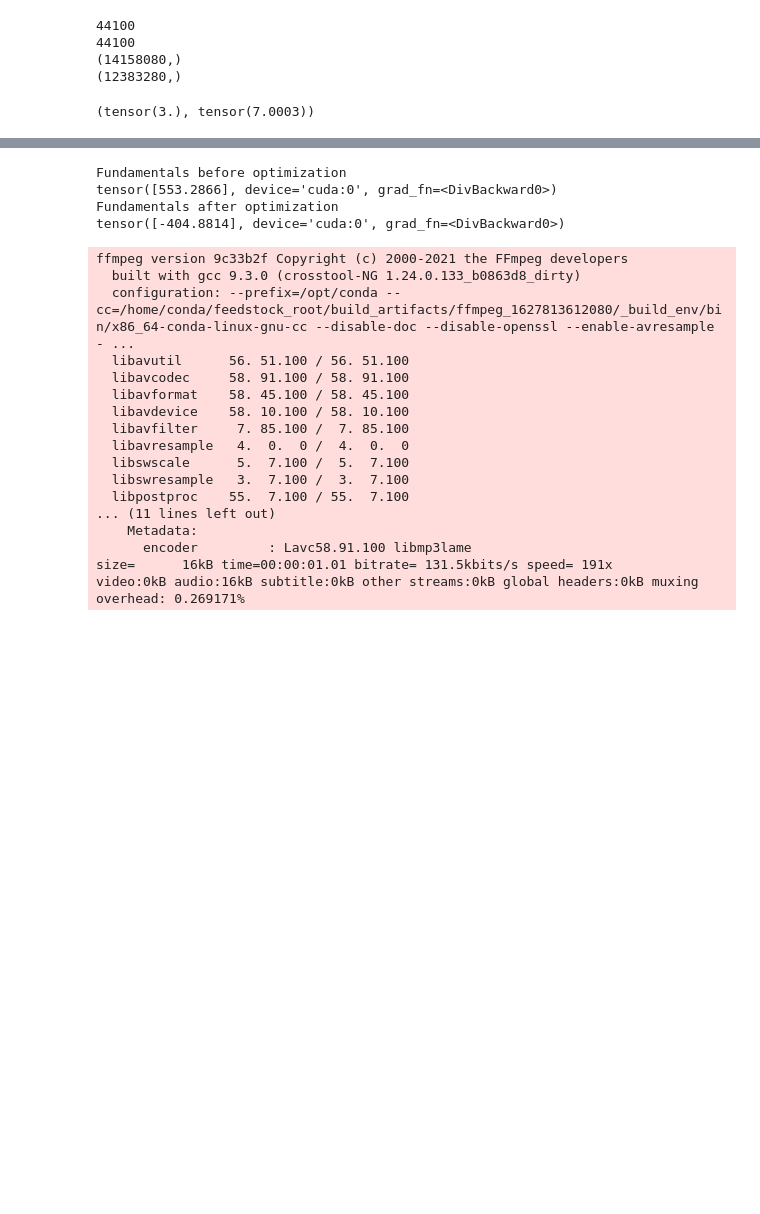
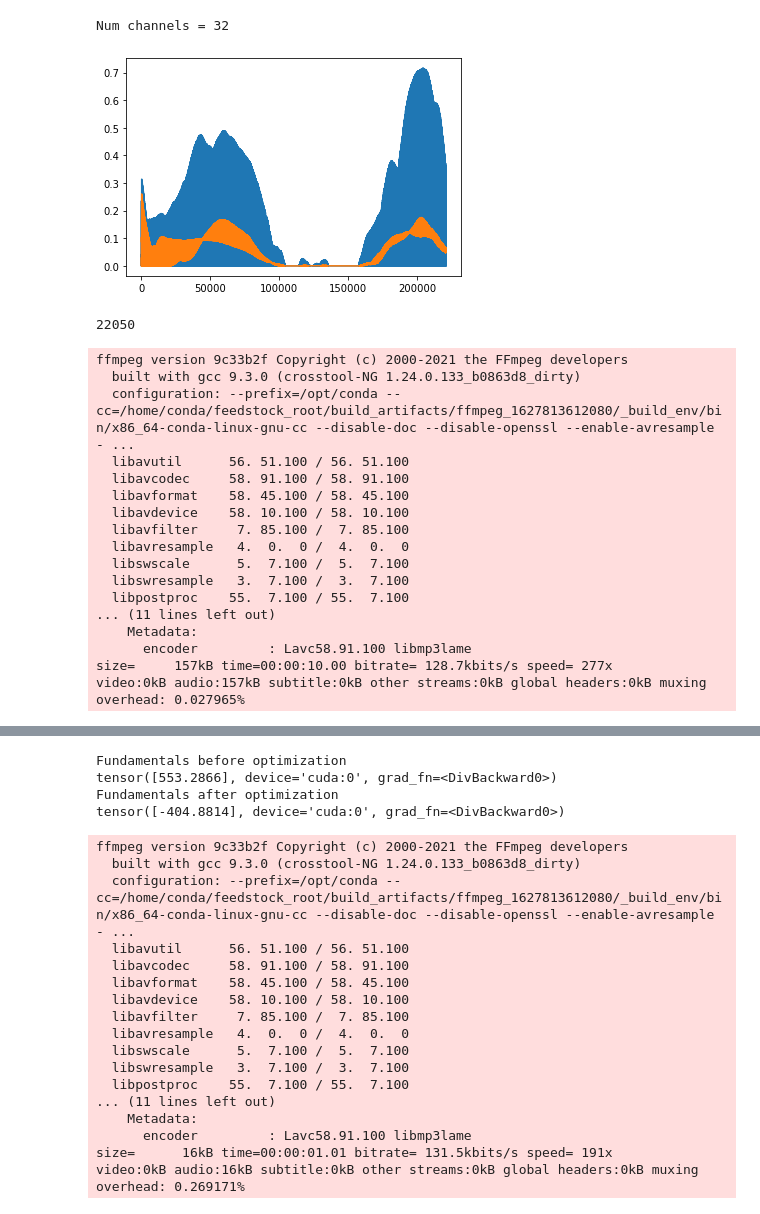
Before and after one commit to paola-md/music-project, a Jupyter notebook: audio_textures.ipynb, the cells around one changed output, grey strips where cells are left out. Cells and saved outputs as stored; diff of their text form; code cells hidden in the pictures; blank space fills up the shorter version.

Commit message:
Revert "adain in hidden layers"
This reverts commit 37b106c29897d13c1de65b0ed0e9a8100c254411.

```diff
--- a/audio_textures.ipynb
+++ b/audio_textures.ipynb
@@ -146,38 +76,13 @@ piano_wav = piano_wav[]
-# %%
-print(piano_sr)
-print(guitar_sr)
-print(piano_wav.shape)
-print(guitar_wav.shape)
-# %% [output]
-44100
-44100
-(14158080,)
-(12383280,)
-# %%
-
-
-x = torch.randn((1,3,64,64))*2+1
-mean = torch.ones((1,3,1,1))*3
-std = torch.ones((1,3,1,1))*7
-
-x_norm = normalize(x)
-x_ada = AdaIN(x, mean, std)
-x_ada.mean(), x_ada.std()
-x_ada_ = torch.nn.functional.batch_norm(x, None, None, training=True, weight=std, bias=mean)
-x_ada_.mean(), x_ada_.std()
-#x_norm_ = torch.nn.functional.batch_norm(x, None, None, training=True)
-#x_norm - x_norm_
-# %% [output]
-(tensor(3.), tensor(7.0003))
 # %%
 import scipy
 from lucent.optvis.render import hook_model
 from lucent.modelzoo.util import get_model_layers
 import matplotlib.pyplot as plt
 
+t = np.linspace(0, 10, sample_rate * 10)
 f_start = 100
-f_end = 21000
-num_seconds = 20
+f_end = 4000
+num_seconds = 10
 sample_rate = 44100
 freqs = np.linspace(f_start, f_end, num_seconds * sample_rate)
 
@@ -194,36 +99,54 @@ hook = hook_model(encoder, None)
 with torch.no_grad():
         wave = torch.from_numpy(wave).cuda().float()
         wave = wave[None, None, :]
         xs = encoder(wave)
 
 layer_name = 'level_blocks-0-model-0-0'
-#layer_name = 'level_blocks-0-model-0-1-model-3-model-0'
+layer_name = 'level_blocks-0-model-0-1-model-3-model-0'
 # layer_name = 'level_blocks-2-model-2'
 activations = hook(layer_name)
 b, c, n = activations.shape
 
 print(f"Num channels = {c}")
 channel_idx = 7
 channel_activation = activations[0, channel_idx, :]
 channel_activation = channel_activation.detach().cpu().numpy()
 
 
 smooth_channel_activation = np.convolve(channel_activation, np.ones(25)/25, mode='valid')
 
-
-freqs = np.linspace(f_start, f_end, n)
-plt.plot(freqs, channel_activation)
-#plt.plot(freqs, smooth_channel_activation)
-plt.xscale('log')
+plt.plot(channel_activation)
+plt.plot(smooth_channel_activation)
 
 # plt.plot(freqs)
 plt.show()
 
 channel_activation = (channel_activation - channel_activation.min())
 channel_activation = channel_activation / channel_activation.max()
 channel_activation = channel_activation * 2 - 1
 
 channel_sample_rate = int(n / num_seconds)
 print(channel_sample_rate)
 signal = nussl.AudioSignal(audio_data_array=channel_activation, sample_rate=channel_sample_rate)
 signal.embed_audio()
+# %% [output]
+Num channels = 32
+[figure, added]
+22050
+ffmpeg version 9c33b2f Copyright (c) 2000-2021 the FFmpeg developers
+  built with gcc 9.3.0 (crosstool-NG 1.24.0.133_b0863d8_dirty)
+  configuration: --prefix=/opt/conda --cc=/home/conda/feedstock_root/build_artifacts/ffmpeg_1627813612080/_build_env/bin/x86_64-conda-linux-gnu-cc --disable-doc --disable-openssl --enable-avresample - ...
+  libavutil      56. 51.100 / 56. 51.100
+  libavcodec     58. 91.100 / 58. 91.100
+  libavformat    58. 45.100 / 58. 45.100
+  libavdevice    58. 10.100 / 58. 10.100
+  libavfilter     7. 85.100 /  7. 85.100
+  libavresample   4.  0.  0 /  4.  0.  0
+  libswscale      5.  7.100 /  5.  7.100
+  libswresample   3.  7.100 /  3.  7.100
+  libpostproc    55.  7.100 / 55.  7.100
+... (11 lines left out)
+    Metadata:
+      encoder         : Lavc58.91.100 libmp3lame
+size=     157kB time=00:00:10.00 bitrate= 128.7kbits/s speed= 277x
+video:0kB audio:157kB subtitle:0kB other streams:0kB global headers:0kB muxing overhead: 0.027965%
```
Also changed, not shown: parts of 5 cells of this notebook, 4 other files.
